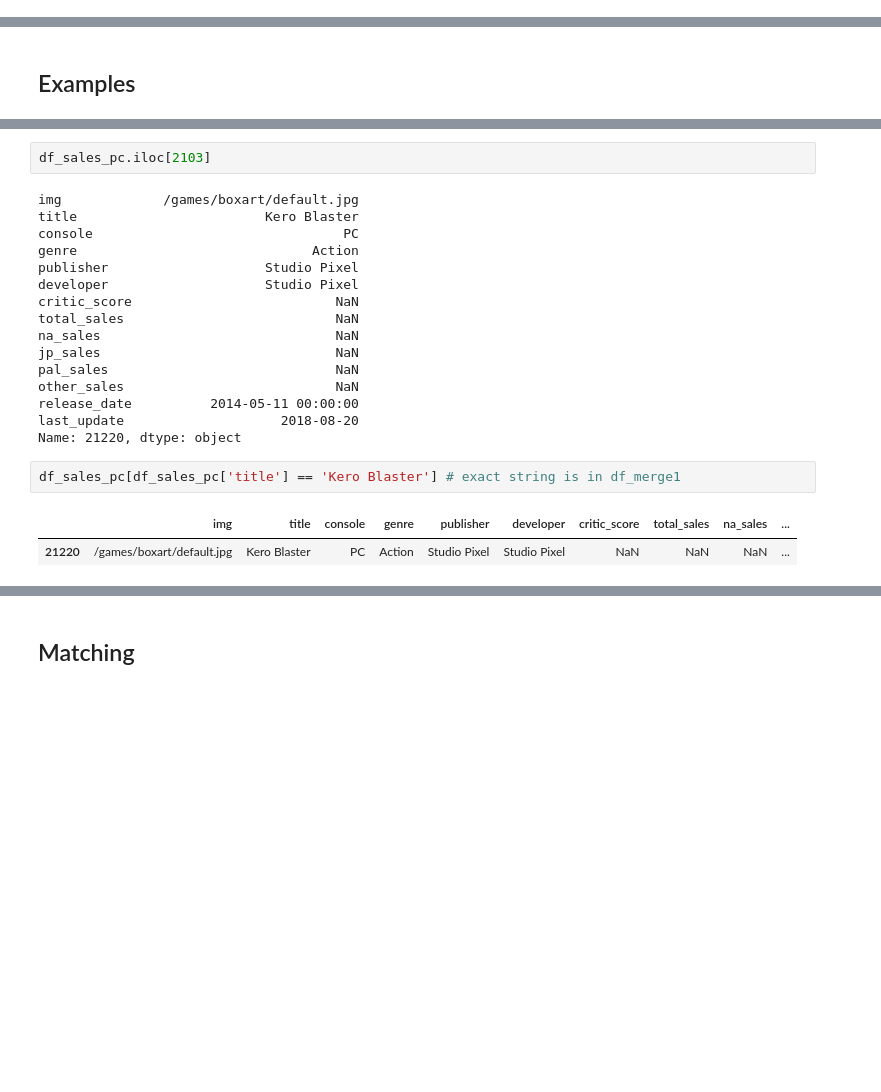
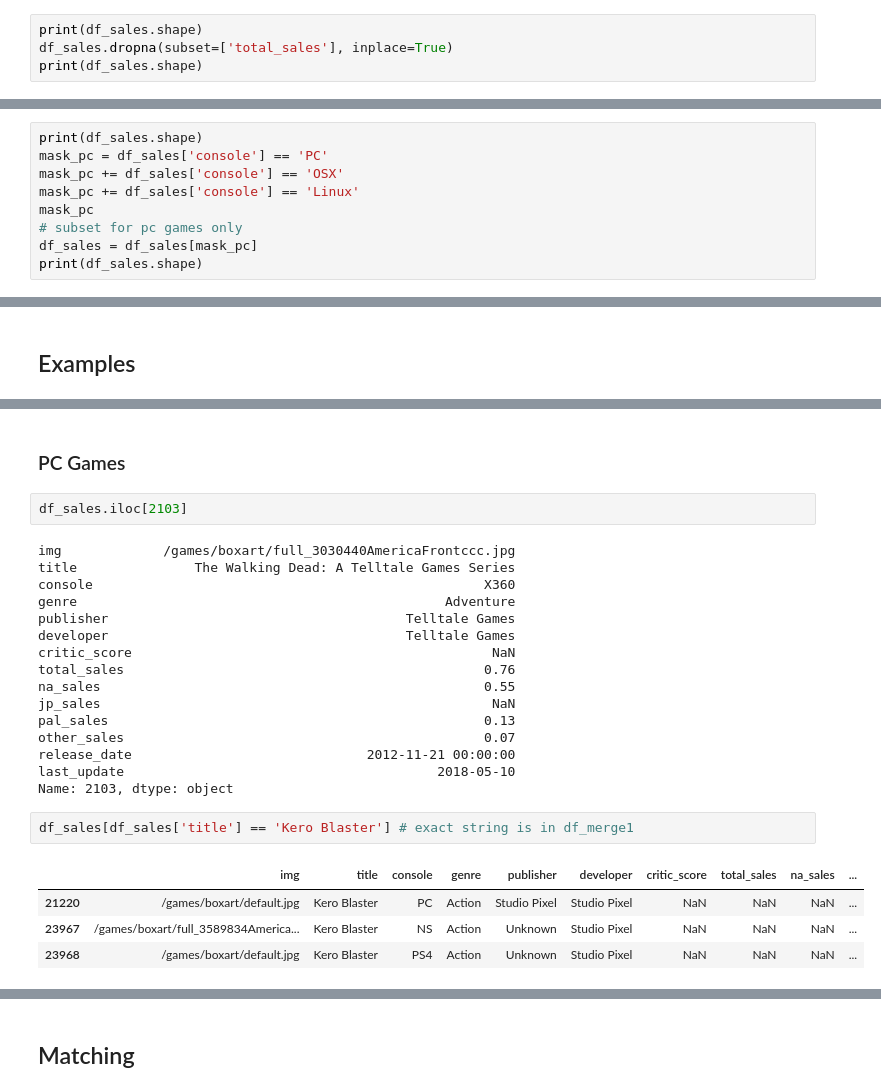
Before and after one commit to tgrauenhorst/Predicting_Video_Game_Success, a Jupyter notebook: notebooks/merge_data/merge_sales_data.ipynb, the cells around one changed output, grey strips where cells are left out. Cells and saved outputs as stored; diff of their text form; blank space fills up the shorter version.

Commit message:
update merge sales

```diff
--- a/notebooks/merge_data/merge_sales_data.ipynb
+++ b/notebooks/merge_data/merge_sales_data.ipynb
@@ -50,0 +199,4 @@ array(['PS3', 'PS4', 'PS2', 'X360', 'XOne', 'PC', 'PSP', 'Wii', 'PS',
+# %%
+print(df_sales.shape)
+df_sales.dropna(subset=['total_sales'], inplace=True)
+print(df_sales.shape)
@@ -50,0 +208,9 @@ array(['PS3', 'PS4', 'PS2', 'X360', 'XOne', 'PC', 'PSP', 'Wii', 'PS',
+# %%
+print(df_sales.shape)
+mask_pc = df_sales['console'] == 'PC'
+mask_pc += df_sales['console'] == 'OSX'
+mask_pc += df_sales['console'] == 'Linux'
+mask_pc
+# subset for pc games only
+df_sales = df_sales[mask_pc]
+print(df_sales.shape)
@@ -53,24 +232,28 @@ array(['PS3', 'PS4', 'PS2', 'X360', 'XOne', 'PC', 'PSP', 'Wii', 'PS',
+# %% [markdown]
+### PC Games
 # %%
-df_sales_pc.iloc[2103]
+df_sales.iloc[2103]
 # %% [output]
-img             /games/boxart/default.jpg
-title                        Kero Blaster
-console                                PC
-genre                              Action
-publisher                    Studio Pixel
-developer                    Studio Pixel
-critic_score                          NaN
-total_sales                           NaN
-na_sales                              NaN
-jp_sales                              NaN
-pal_sales                             NaN
-other_sales                           NaN
-release_date          2014-05-11 00:00:00
-last_update                    2018-08-20
-Name: 21220, dtype: object
+img             /games/boxart/full_3030440AmericaFrontccc.jpg
+title               The Walking Dead: A Telltale Games Series
+console                                                  X360
+genre                                               Adventure
+publisher                                      Telltale Games
+developer                                      Telltale Games
+critic_score                                              NaN
+total_sales                                              0.76
+na_sales                                                 0.55
+jp_sales                                                  NaN
+pal_sales                                                0.13
+other_sales                                              0.07
+release_date                              2012-11-21 00:00:00
+last_update                                        2018-05-10
+Name: 2103, dtype: object
 # %%
-df_sales_pc[df_sales_pc['title'] == 'Kero Blaster'] # exact string is in df_merge1
+df_sales[df_sales['title'] == 'Kero Blaster'] # exact string is in df_merge1
 # %% [output]
 |  | img | title | console | genre | publisher | developer | critic_score | total_sales | na_sales | ... |
 | 21220 | /games/boxart/default.jpg | Kero Blaster | PC | Action | Studio Pixel | Studio Pixel | NaN | NaN | NaN | ... |
+| 23967 | /games/boxart/full_3589834America... | Kero Blaster | NS | Action | Unknown | Studio Pixel | NaN | NaN | NaN | ... |
+| 23968 | /games/boxart/default.jpg | Kero Blaster | PS4 | Action | Unknown | Studio Pixel | NaN | NaN | NaN | ... |
 # %%
```
Also changed, not shown: parts of 35 cells of this notebook.
